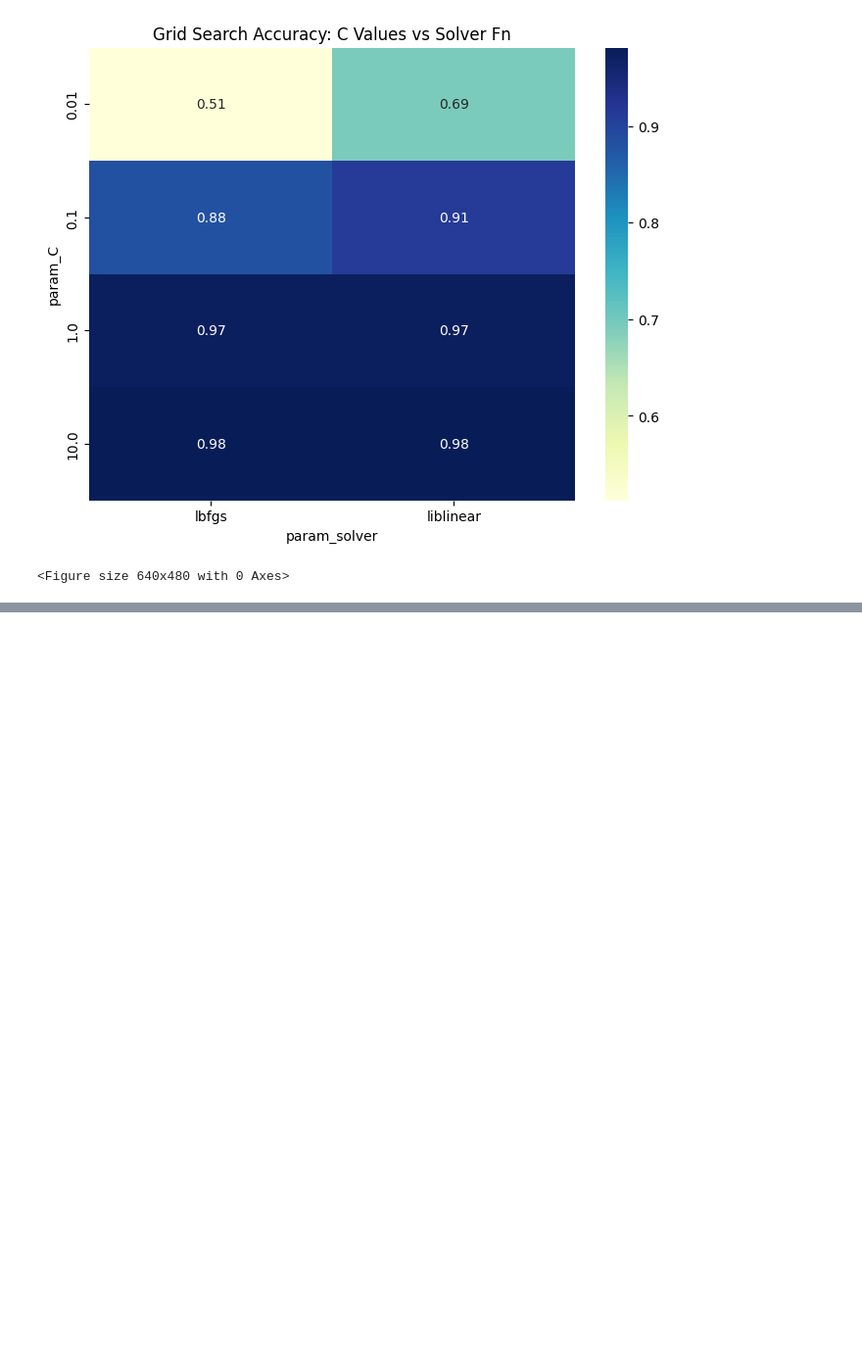
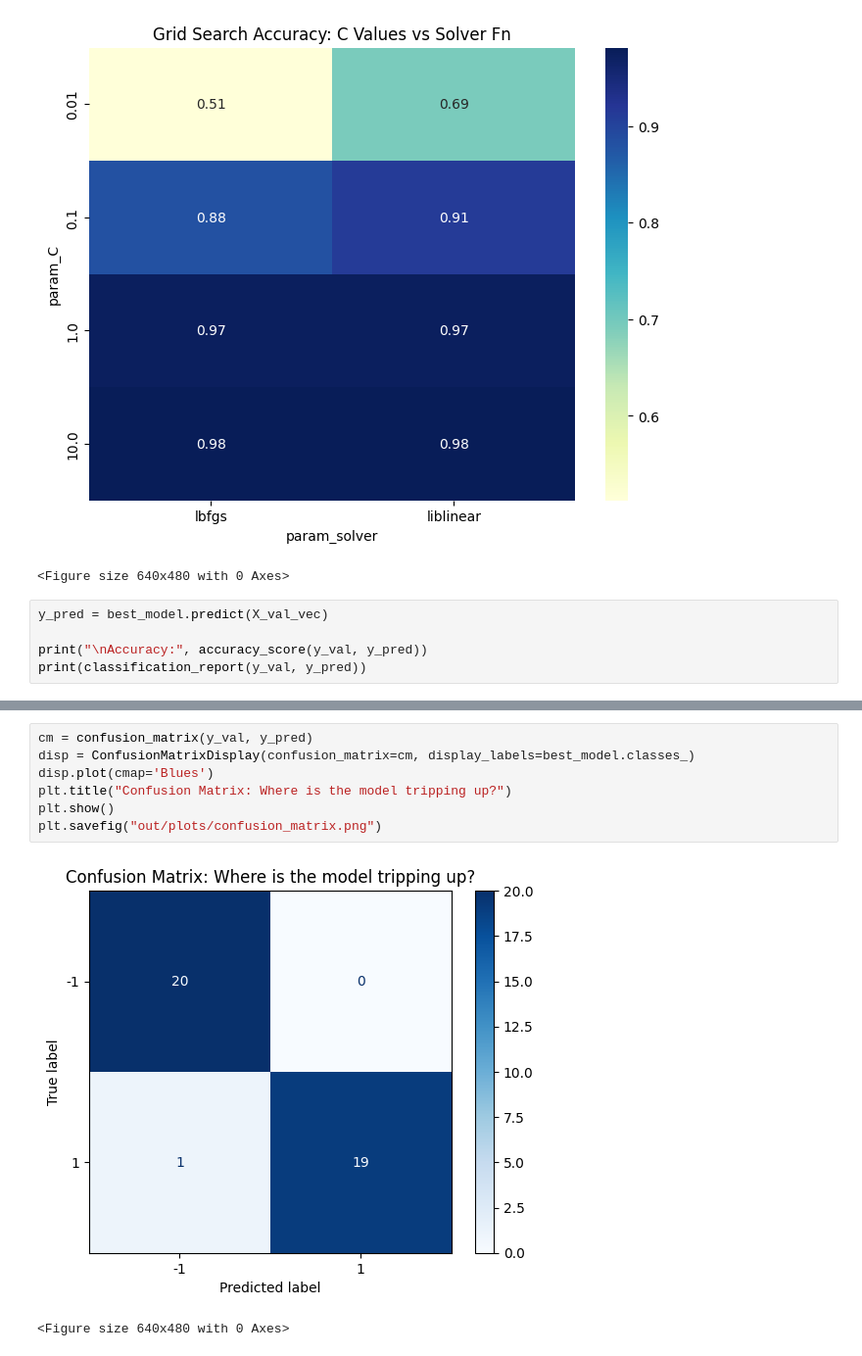
Before and after one commit to heyisula/binarytextclassificationNLP, a Jupyter notebook: train.ipynb, the cells around one changed output, grey strips where cells are left out. Shown at 98% size. Saved outputs shown, nothing was run; the diff lists cells and outputs as text; blank space fills up the shorter version.

```diff
--- a/train.ipynb
+++ b/train.ipynb
@@ -127,3 +127,8 @@ plt.savefig("out/plots/grid_search_heatmap.png")
 # %% [output]
 [figure]
 <Figure size 640x480 with 0 Axes>
+# %%
+y_pred = best_model.predict(X_val_vec)
+
+print("\nAccuracy:", accuracy_score(y_val, y_pred))
+print(classification_report(y_val, y_pred))
@@ -129,0 +145,10 @@ plt.savefig("out/plots/grid_search_heatmap.png")
+# %%
+cm = confusion_matrix(y_val, y_pred)
+disp = ConfusionMatrixDisplay(confusion_matrix=cm, display_labels=best_model.classes_)
+disp.plot(cmap='Blues')
+plt.title("Confusion Matrix: Where is the model tripping up?")
+plt.show()
+plt.savefig("out/plots/confusion_matrix.png")
+# %% [output]
+[figure, added]
+<Figure size 640x480 with 0 Axes>
```
Also changed, not shown: parts of 10 cells of this notebook, 5 other files.
